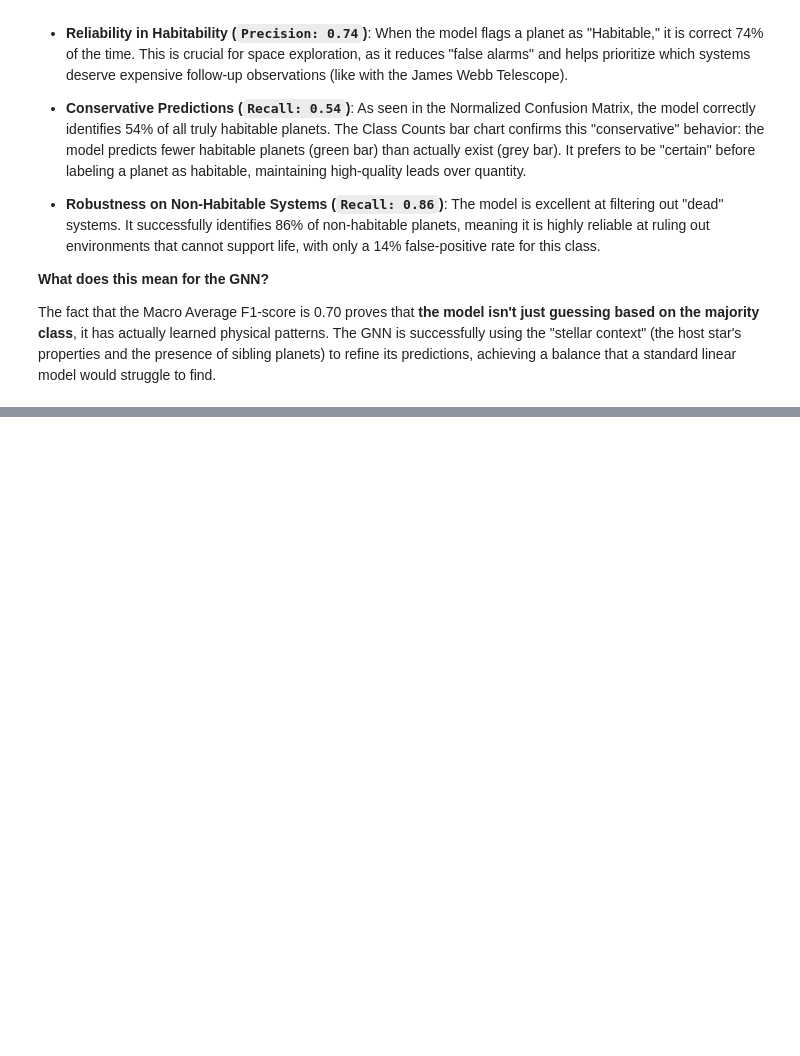
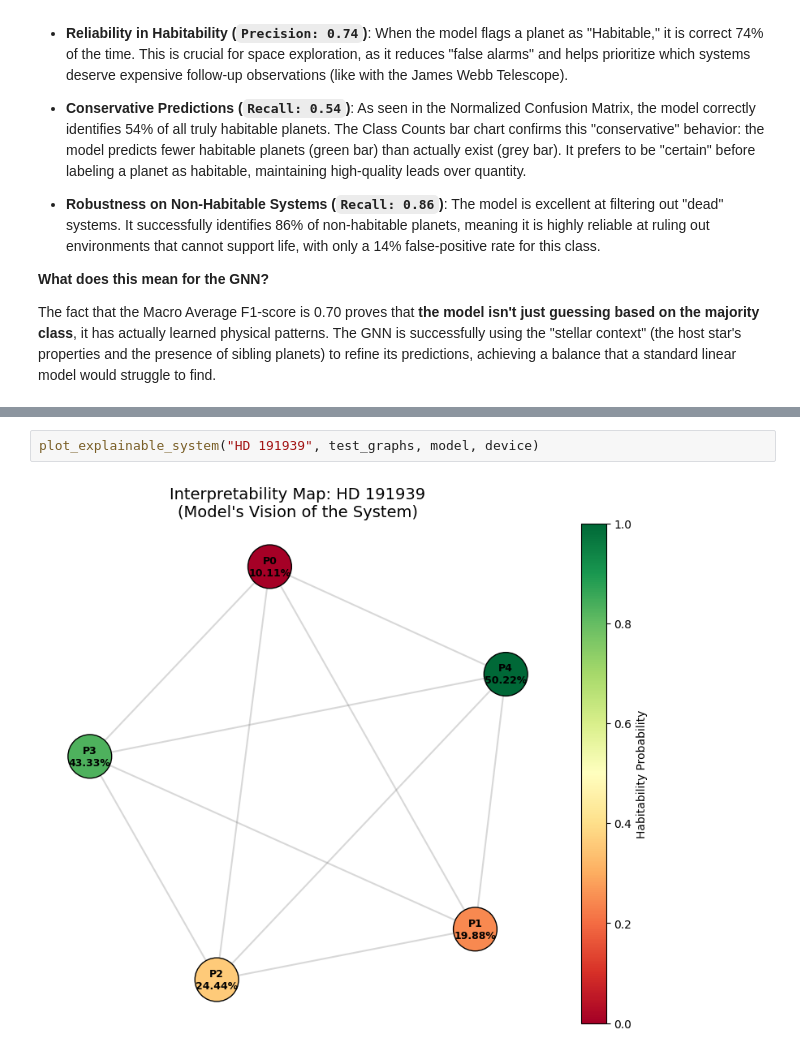
Before and after one commit to Gonzatorra/Machine-Learning-Avanzado, a Jupyter notebook: extraProject/main.ipynb, the cells around one changed output, grey strips where cells are left out. Saved outputs shown, nothing was run; the diff lists cells and outputs as text; blank space fills up the shorter version.

```diff
--- a/extraProject/main.ipynb
+++ b/extraProject/main.ipynb
@@ -824,0 +1038,4 @@ The fact that the Macro Average F1-score is 0.70 proves that **the model isn't j
+# %%
+plot_explainable_system("HD 191939", test_graphs, model, device)
+# %% [output]
+[figure, added]
```
Also changed, not shown: parts of 15 cells of this notebook, 3 other files.
